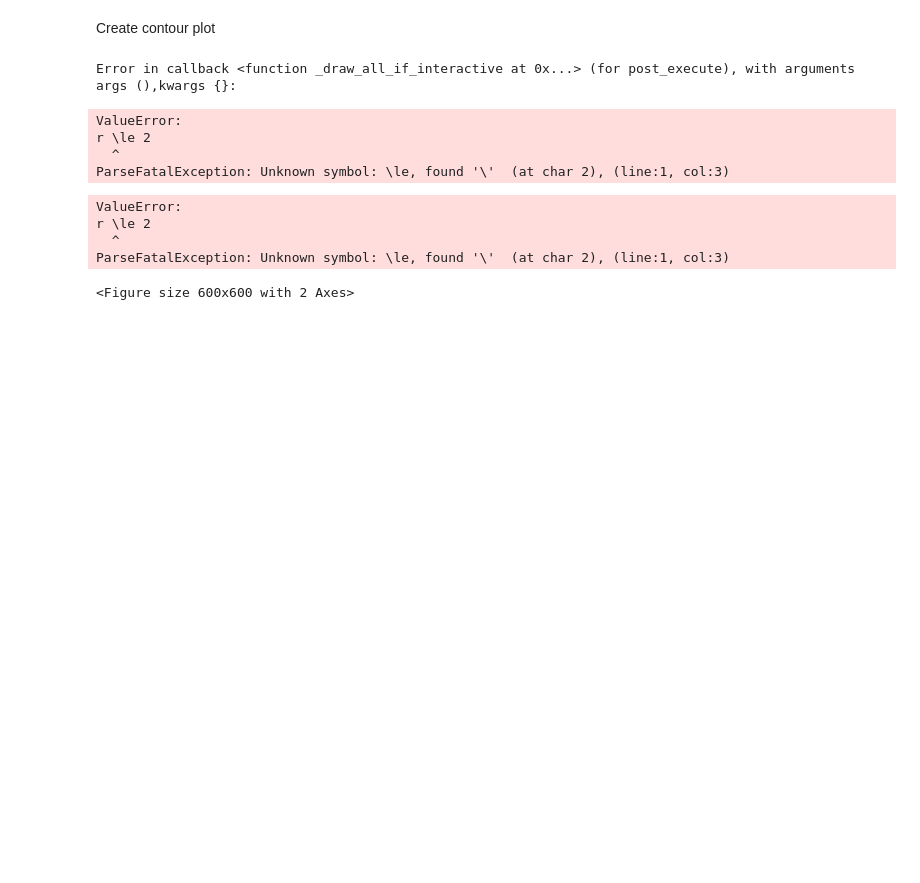
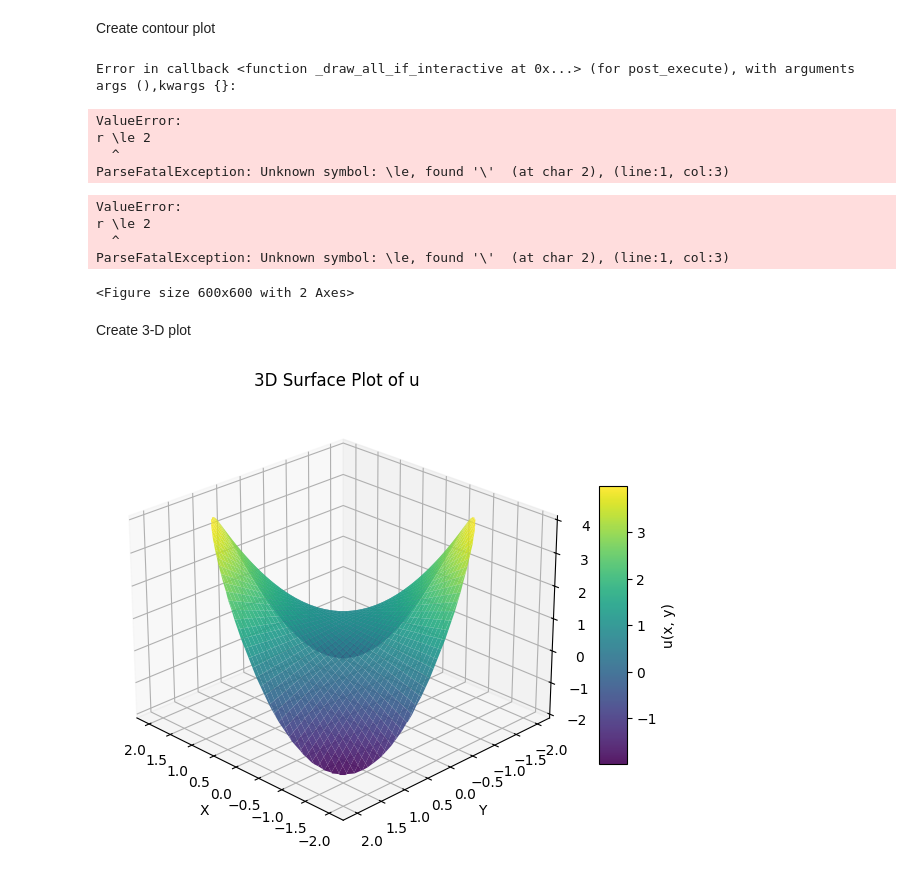
Before and after one commit to maxmartin40/MATH-5440-Code, a Jupyter notebook: Homework4.ipynb, the cells around one changed output. Drawn from its saved outputs; the diff is of its cells as text; code cells hidden in the pictures; blank space fills up the shorter version.

```diff
--- a/Homework4.ipynb
+++ b/Homework4.ipynb
@@ -45,3 +45,22 @@ r \le 2
   ^
 ParseFatalException: Unknown symbol: \le, found '\'  (at char 2), (line:1, col:3)
 <Figure size 600x600 with 2 Axes>
+# %% [markdown]
+Create 3-D plot
+# %%
+fig_surface = plt.figure(figsize=(8, 6))
+ax_s = fig_surface.add_subplot(111, projection='3d')
+
+surf = ax_s.plot_surface(X, Y, U_disk, cmap='viridis', edgecolor='none', alpha=0.9)
+fig_surface.colorbar(surf, ax=ax_s, label='u(x, y)', shrink=0.6, aspect=10)
+
+ax_s.set_title('3D Surface Plot of u', fontsize=12)
+ax_s.set_xlabel('X')
+ax_s.set_ylabel('Y')
+ax_s.set_zlabel('u(x, y)')
+
+ax_s.view_init(elev=25, azim=135)
+
+plt.show()
+# %% [output]
+[figure, added]
```
